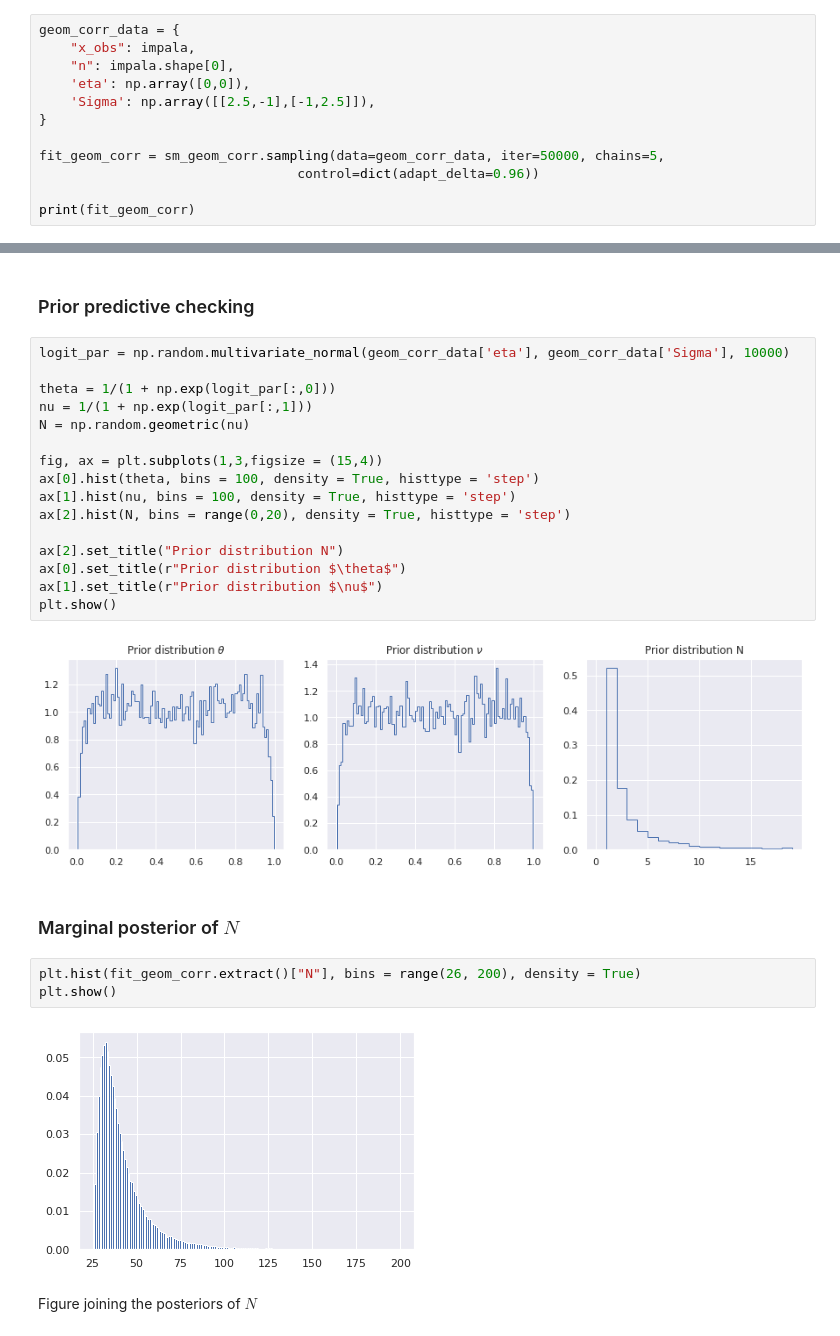
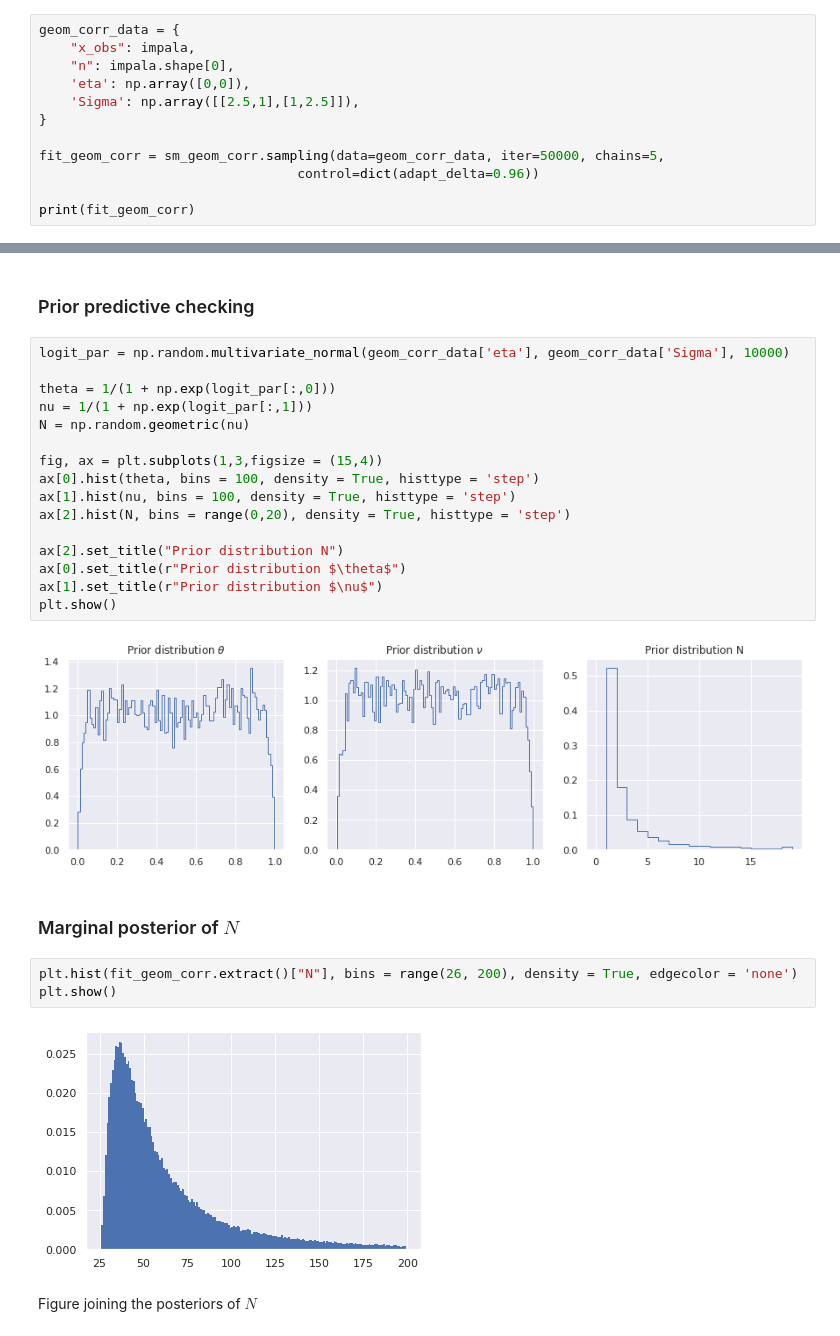
Before and after one commit to lucasmoschen/phd-bayesian-statistics, a Jupyter notebook: notebooks/final_exam.ipynb, the cells around one changed output, grey strips where cells are left out. Drawn from its saved outputs; the diff is of its cells as text.

```diff
--- a/notebooks/final_exam.ipynb
+++ b/notebooks/final_exam.ipynb
@@ -332,7 +332,7 @@ geom_corr_data = {
     "x_obs": impala,
     "n": impala.shape[0],
     'eta': np.array([0,0]),
-    'Sigma': np.array([[2.5,-1],[-1,2.5]]),
+    'Sigma': np.array([[2.5,1],[1,2.5]]),
 }
 
 fit_geom_corr = sm_geom_corr.sampling(data=geom_corr_data, iter=50000, chains=5,
@@ -377,14 +377,14 @@ ax[0].set_title(r"Prior distribution $\theta$")
 ax[1].set_title(r"Prior distribution $\nu$")
 plt.show()
 # %% [output]
-[figure, old version]
+[figure, new version]
 # %% [markdown]
 ### Marginal posterior of $N$
 # %%
-plt.hist(fit_geom_corr.extract()["N"], bins = range(26, 200), density = True)
+plt.hist(fit_geom_corr.extract()["N"], bins = range(26, 200), density = True, edgecolor = 'none')
 plt.show()
 # %% [output]
-[figure, old version]
+[figure, new version]
 # %% [markdown]
 Figure joining the posteriors of $N$
 # %%
```
Also changed, not shown: parts of 37 cells of this notebook, 15 other files.
